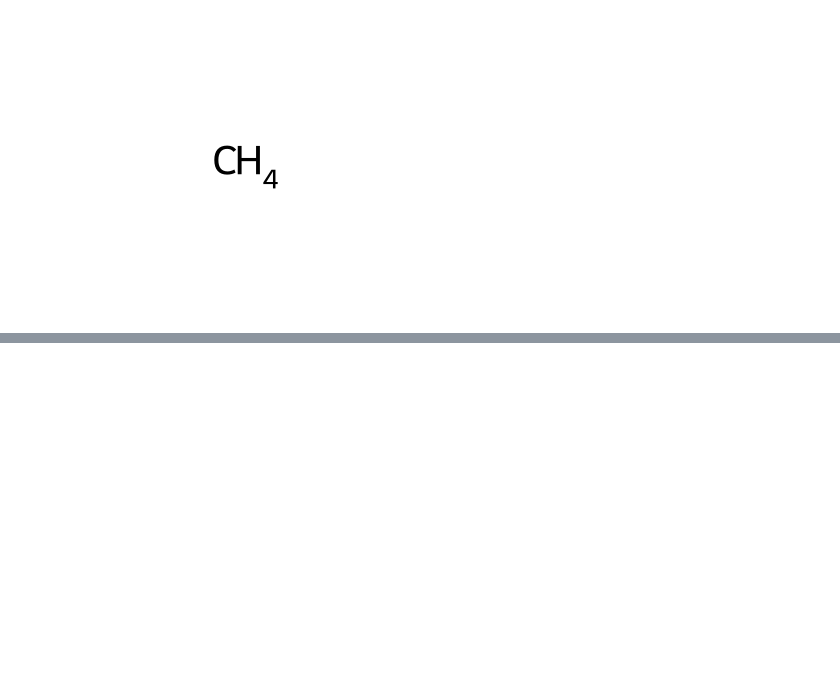
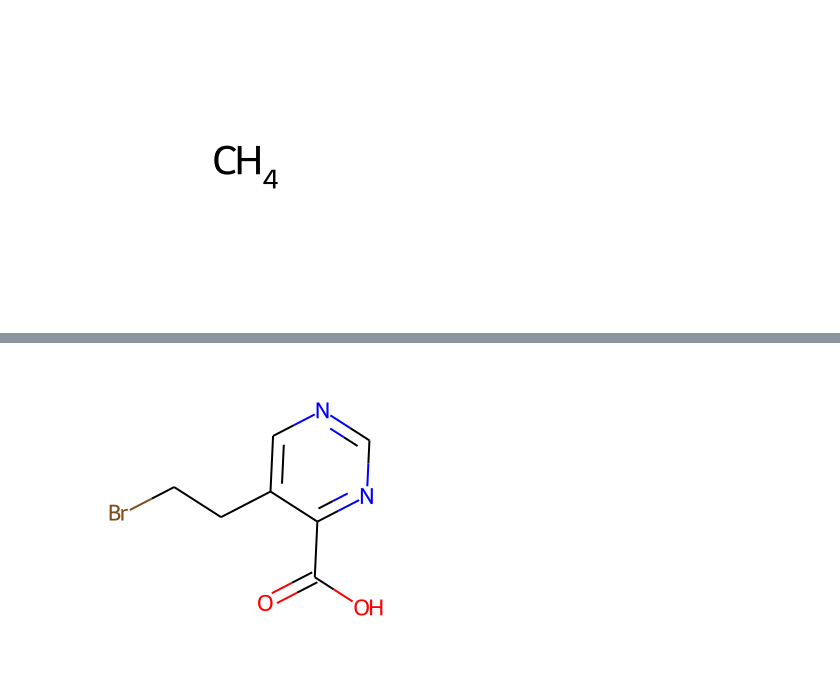
Before and after one commit to bertiewooster/RDKit-playing, a Jupyter notebook: tutorial_examples.ipynb, the cells around one changed output, grey strips where cells are left out. Cells and saved outputs as stored; diff of their text form; code cells hidden in the pictures; blank space fills up the shorter version.

```diff
--- a/tutorial_examples.ipynb
+++ b/tutorial_examples.ipynb
@@ -48,0 +69,7 @@ Draw.MolToImage(rm)
+# %%
+m4 = Chem.MolFromSmiles('BrCCc1cncnc1C(=O)O')
+core = Chem.MolFromSmiles('c1cncnc1')
+no_side_chains = Chem.ReplaceSidechains(m4,core)
+Draw.MolToImage(m4)
+# %% [output]
+[figure, added]
```
Also changed, not shown: parts of 9 cells of this notebook.
